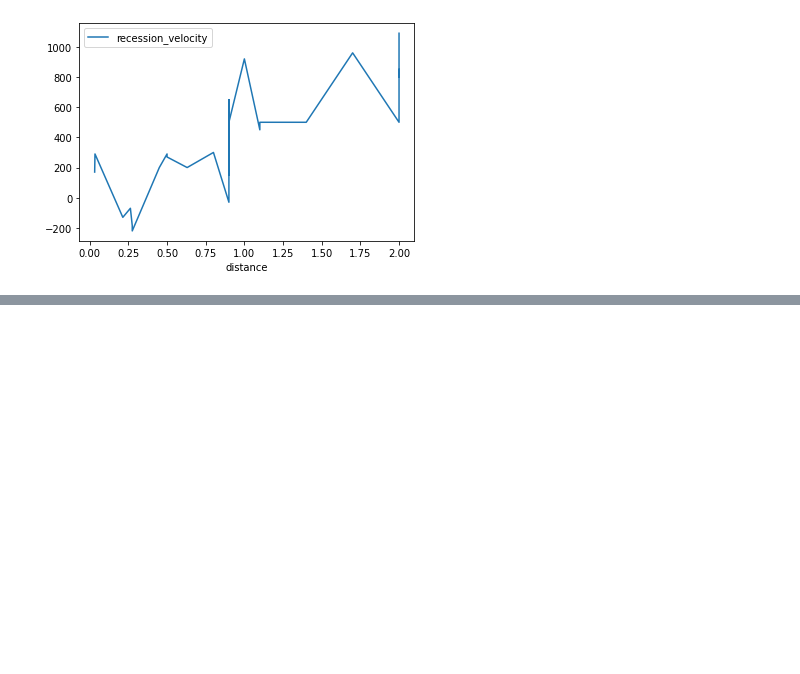
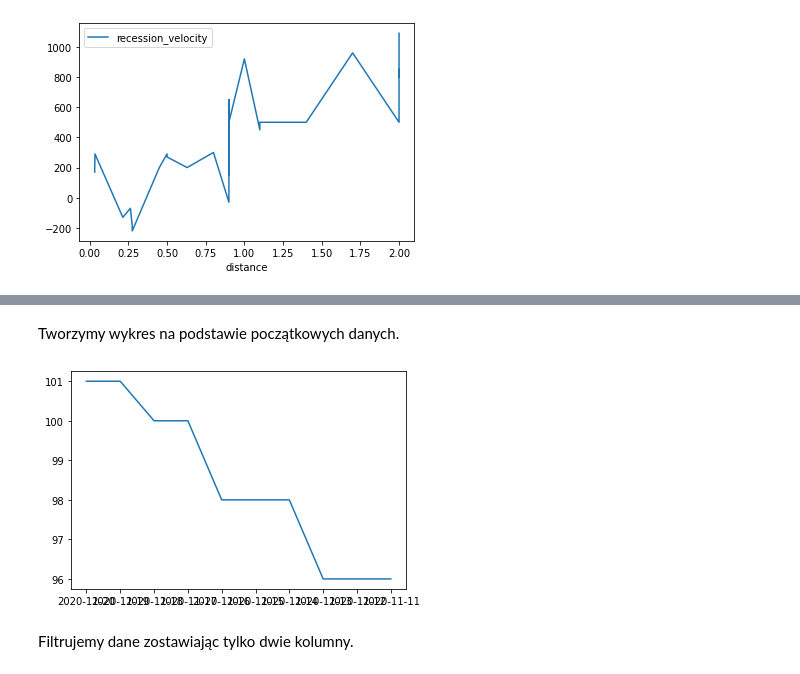
Before and after one commit to blackbat13/python_wprowadzenie, a Jupyter notebook: zajecia3/pandas_wprowadzenie.ipynb, the cells around one changed output, grey strips where cells are left out. Saved outputs shown, nothing was run; the diff lists cells and outputs as text; code cells hidden in the pictures; blank space fills up the shorter version.

```diff
--- a/zajecia3/pandas_wprowadzenie.ipynb
+++ b/zajecia3/pandas_wprowadzenie.ipynb
@@ -61,0 +90,3 @@ plt.show()
+# %%
+covid_data = pd.read_csv("all-states-history.csv")
+covid_data.head()
@@ -61,0 +103,3 @@ plt.show()
+# %%
+dataframe = covid_data.query("state == 'AK'")
+dataframe.head()
@@ -61,0 +114,11 @@ plt.show()
+# %% [markdown]
+Tworzymy wykres na podstawie początkowych danych.
+# %%
+x = dataframe.date[:10]
+y = dataframe.death[:10]
+plt.plot(x, y)
+plt.show()
+# %% [output]
+[figure, added]
+# %% [markdown]
+Filtrujemy dane zostawiając tylko dwie kolumny.
```
Also changed, not shown: parts of 16 cells of this notebook, 2 other files.
